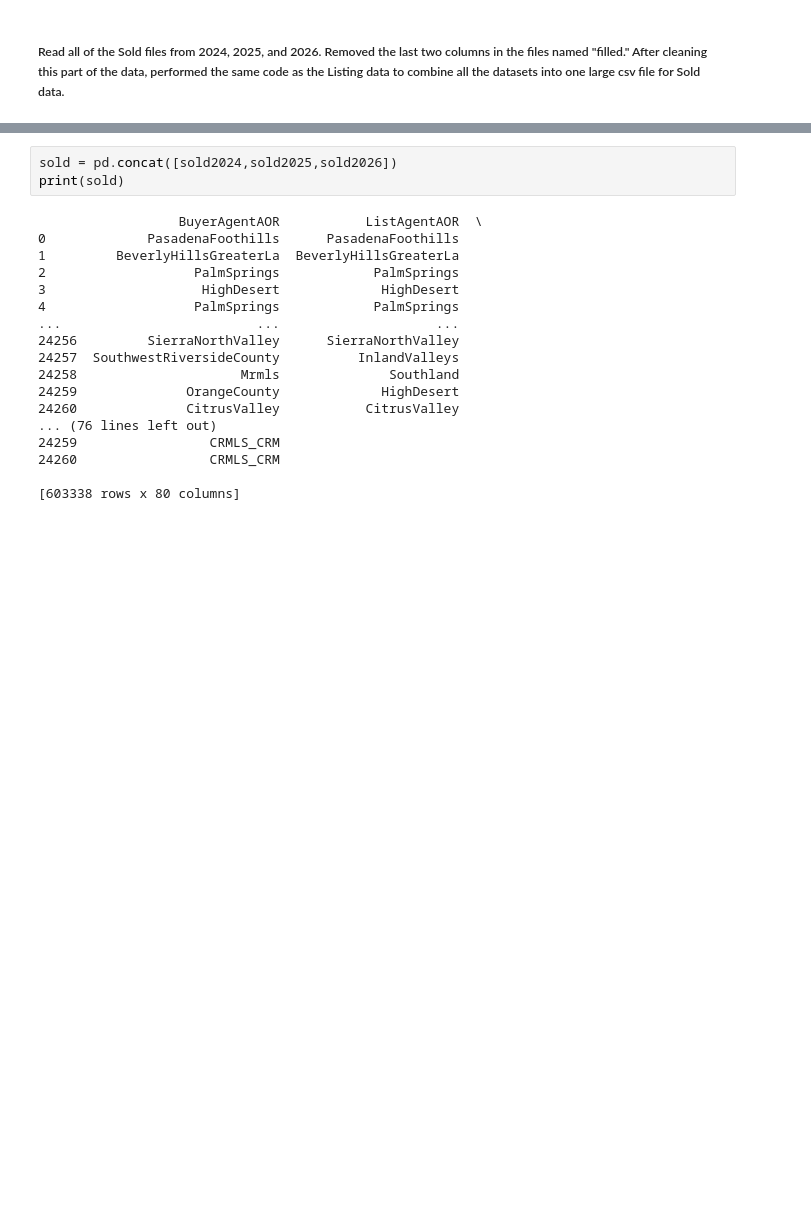
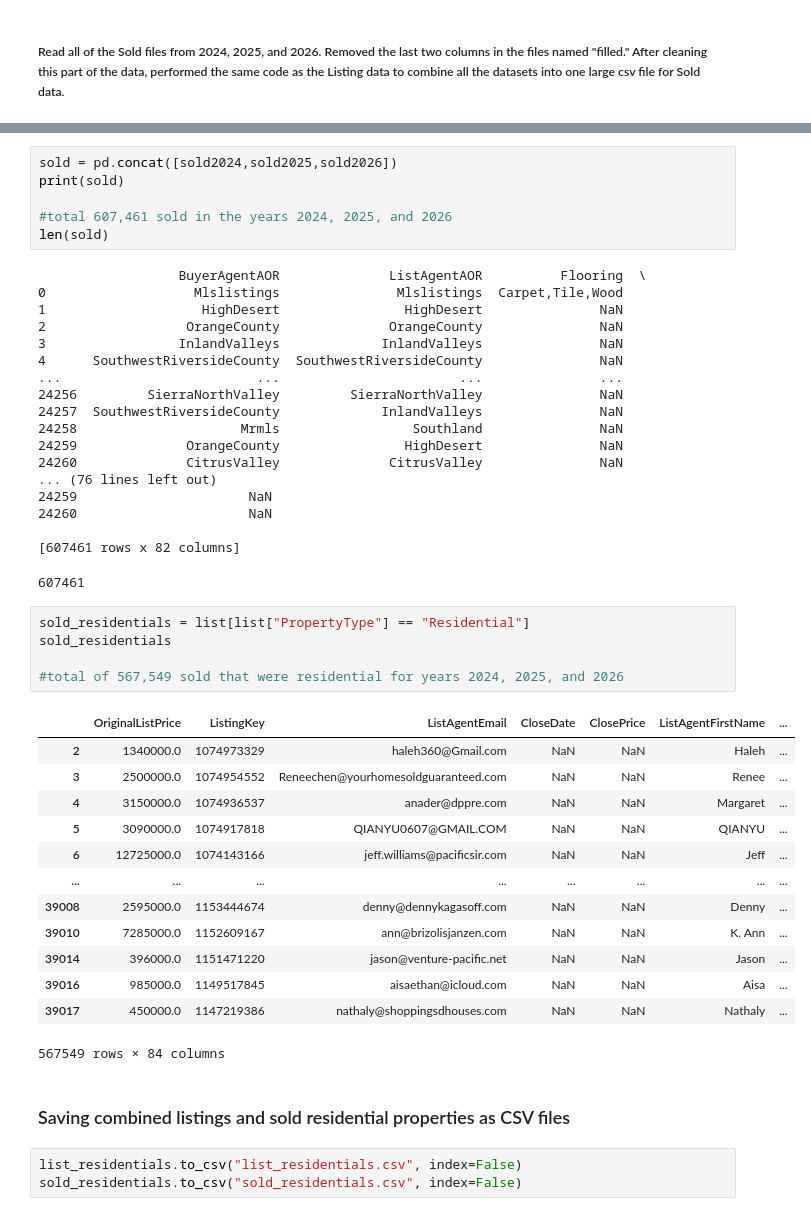
Before and after one commit to anushanamburu/idx-exchange-internship, a Jupyter notebook: Week1.ipynb, the cells around one changed output, grey strips where cells are left out. Drawn from its saved outputs; the diff is of its cells as text; blank space fills up the shorter version.

```diff
--- a/Week1.ipynb
+++ b/Week1.ipynb
@@ -113,21 +166,49 @@ sold2026 = pd.concat([sold1y,sold2y,sold3y,sold4y])
 # %%
 sold = pd.concat([sold2024,sold2025,sold2026])
 print(sold)
+
+#total 607,461 sold in the years 2024, 2025, and 2026
+len(sold)
 # %% [output]
-                  BuyerAgentAOR           ListAgentAOR  \
-0             PasadenaFoothills      PasadenaFoothills
-1         BeverlyHillsGreaterLa  BeverlyHillsGreaterLa
-2                   PalmSprings            PalmSprings
-3                    HighDesert             HighDesert
-4                   PalmSprings            PalmSprings
-...                         ...                    ...
-24256         SierraNorthValley      SierraNorthValley
-24257  SouthwestRiversideCounty          InlandValleys
-24258                     Mrmls              Southland
-24259              OrangeCounty             HighDesert
-24260              CitrusValley           CitrusValley
+                  BuyerAgentAOR              ListAgentAOR          Flooring  \
+0                   Mlslistings               Mlslistings  Carpet,Tile,Wood
+1                    HighDesert                HighDesert               NaN
+2                  OrangeCounty              OrangeCounty               NaN
+3                 InlandValleys             InlandValleys               NaN
+4      SouthwestRiversideCounty  SouthwestRiversideCounty               NaN
+...                         ...                       ...               ...
+24256         SierraNorthValley         SierraNorthValley               NaN
+24257  SouthwestRiversideCounty             InlandValleys               NaN
+24258                     Mrmls                 Southland               NaN
+24259              OrangeCounty                HighDesert               NaN
+24260              CitrusValley              CitrusValley               NaN
 ... (76 lines left out)
-24259                 CRMLS_CRM
-24260                 CRMLS_CRM
+24259                      NaN
+24260                      NaN
 
-[603338 rows x 80 columns]
+[607461 rows x 82 columns]
+607461
+# %%
+sold_residentials = list[list["PropertyType"] == "Residential"]
+sold_residentials
+
+#total of 567,549 sold that were residential for years 2024, 2025, and 2026
+# %% [output]
+|  | OriginalListPrice | ListingKey | ListAgentEmail | CloseDate | ClosePrice | ListAgentFirstName | ... |
+| 2 | 1340000.0 | 1074973329 | haleh360@Gmail.com | NaN | NaN | Haleh | ... |
+| 3 | 2500000.0 | 1074954552 | Reneechen@yourhomesoldguaranteed.com | NaN | NaN | Renee | ... |
+| 4 | 3150000.0 | 1074936537 | anader@dppre.com | NaN | NaN | Margaret | ... |
+| 5 | 3090000.0 | 1074917818 | QIANYU0607@GMAIL.COM | NaN | NaN | QIANYU | ... |
+| 6 | 12725000.0 | 1074143166 | jeff.williams@pacificsir.com | NaN | NaN | Jeff | ... |
+| ... | ... | ... | ... | ... | ... | ... | ... |
+| 39008 | 2595000.0 | 1153444674 | denny@dennykagasoff.com | NaN | NaN | Denny | ... |
+| 39010 | 7285000.0 | 1152609167 | ann@brizolisjanzen.com | NaN | NaN | K. Ann | ... |
+| 39014 | 396000.0 | 1151471220 | jason@venture-pacific.net | NaN | NaN | Jason | ... |
+| 39016 | 985000.0 | 1149517845 | aisaethan@icloud.com | NaN | NaN | Aisa | ... |
+| 39017 | 450000.0 | 1147219386 | nathaly@shoppingsdhouses.com | NaN | NaN | Nathaly | ... |
+567549 rows × 84 columns
+# %% [markdown]
+### Saving combined listings and sold residential properties as CSV files
+# %%
+list_residentials.to_csv("list_residentials.csv", index=False)
+sold_residentials.to_csv("sold_residentials.csv", index=False)
```
Also changed, not shown: parts of 8 cells of this notebook.
